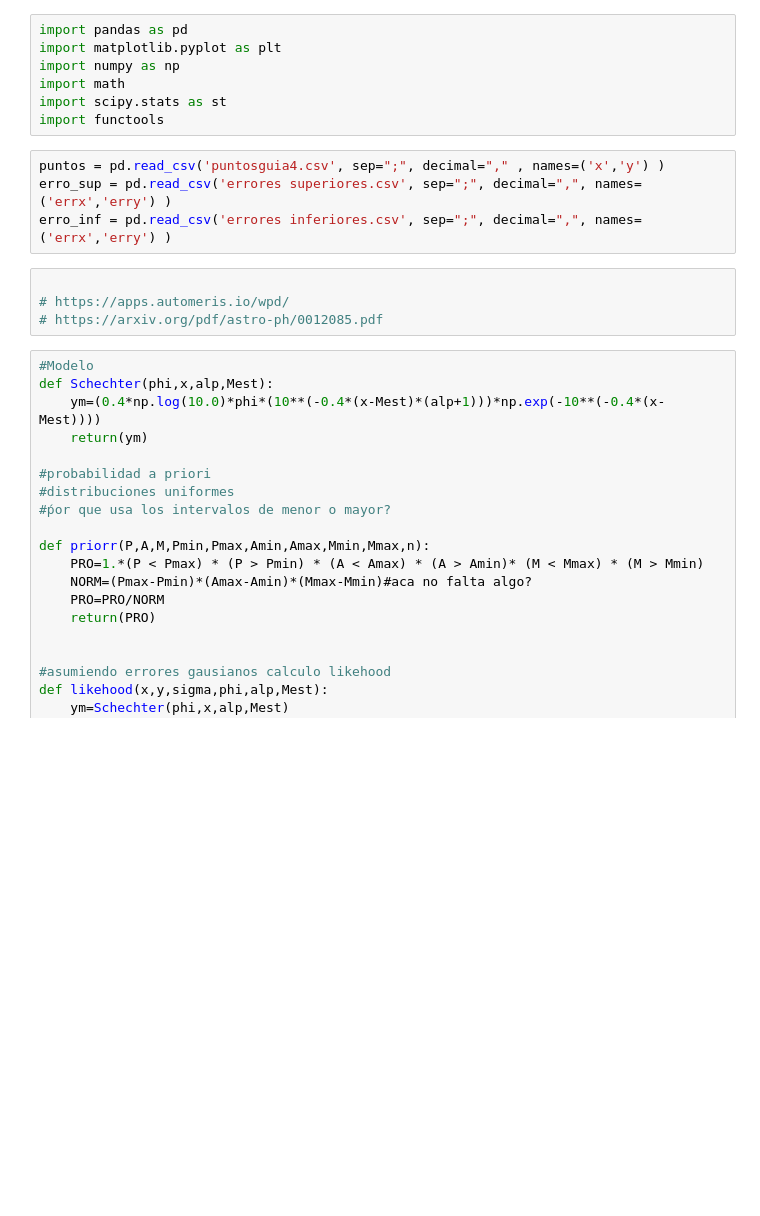
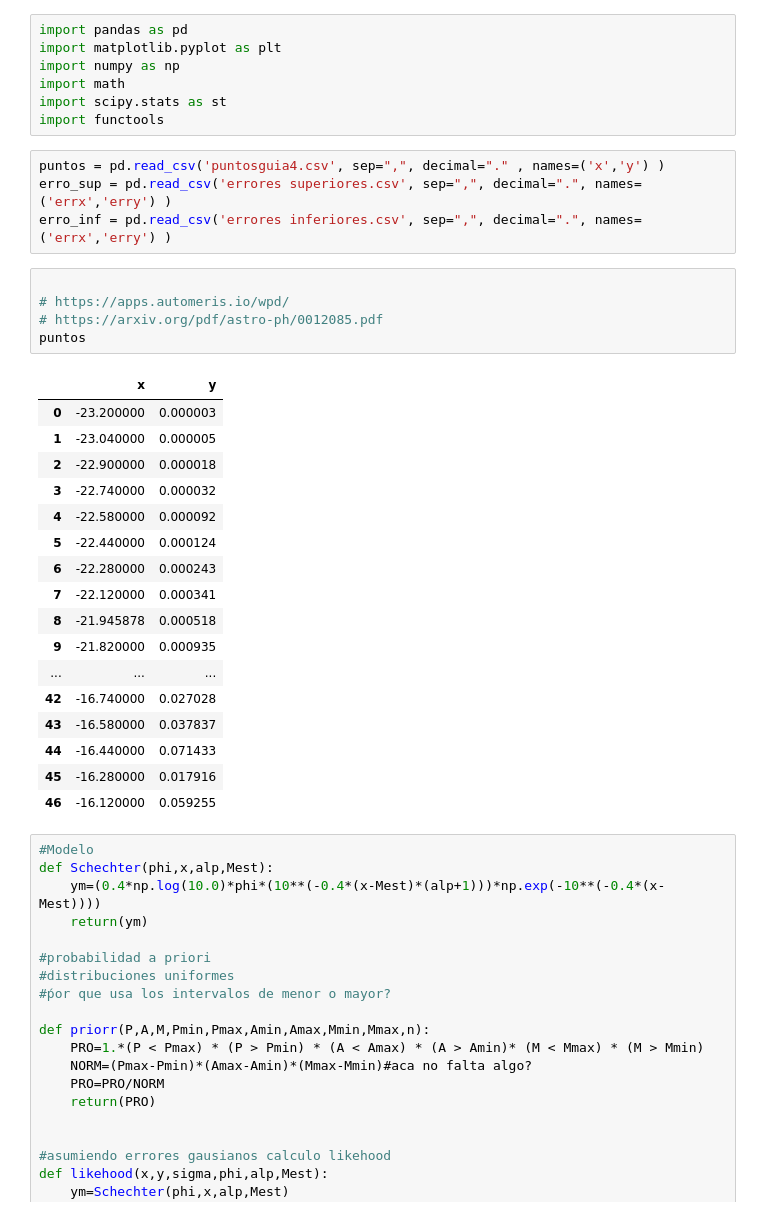
Before and after one commit to patricio-c/guia-4, a Jupyter notebook: Guia4.ipynb, the cells around one changed output. Drawn from its saved outputs; the diff is of its cells as text; blank space fills up the shorter version.

```diff
--- a/Guia4.ipynb
+++ b/Guia4.ipynb
@@ -6,13 +6,32 @@ import math
 import scipy.stats as st
 import functools
 # %%
-puntos = pd.read_csv('puntosguia4.csv', sep=";", decimal="," , names=('x','y') )
-erro_sup = pd.read_csv('errores superiores.csv', sep=";", decimal=",", names=('errx','erry') )
-erro_inf = pd.read_csv('errores inferiores.csv', sep=";", decimal=",", names=('errx','erry') )
+puntos = pd.read_csv('puntosguia4.csv', sep=",", decimal="." , names=('x','y') )
+erro_sup = pd.read_csv('errores superiores.csv', sep=",", decimal=".", names=('errx','erry') )
+erro_inf = pd.read_csv('errores inferiores.csv', sep=",", decimal=".", names=('errx','erry') )
 # %%
 
 # https://apps.automeris.io/wpd/
 # https://arxiv.org/pdf/astro-ph/0012085.pdf
+puntos
+# %% [output]
+|  | x | y |
+| 0 | -23.200000 | 0.000003 |
+| 1 | -23.040000 | 0.000005 |
+| 2 | -22.900000 | 0.000018 |
+| 3 | -22.740000 | 0.000032 |
+| 4 | -22.580000 | 0.000092 |
+| 5 | -22.440000 | 0.000124 |
+| 6 | -22.280000 | 0.000243 |
+| 7 | -22.120000 | 0.000341 |
+| 8 | -21.945878 | 0.000518 |
+| 9 | -21.820000 | 0.000935 |
+| ... | ... | ... |
+| 42 | -16.740000 | 0.027028 |
+| 43 | -16.580000 | 0.037837 |
+| 44 | -16.440000 | 0.071433 |
+| 45 | -16.280000 | 0.017916 |
+| 46 | -16.120000 | 0.059255 |
 # %%
 #Modelo
 def Schechter(phi,x,alp,Mest):
```
Also changed, not shown: parts of 8 cells of this notebook.
